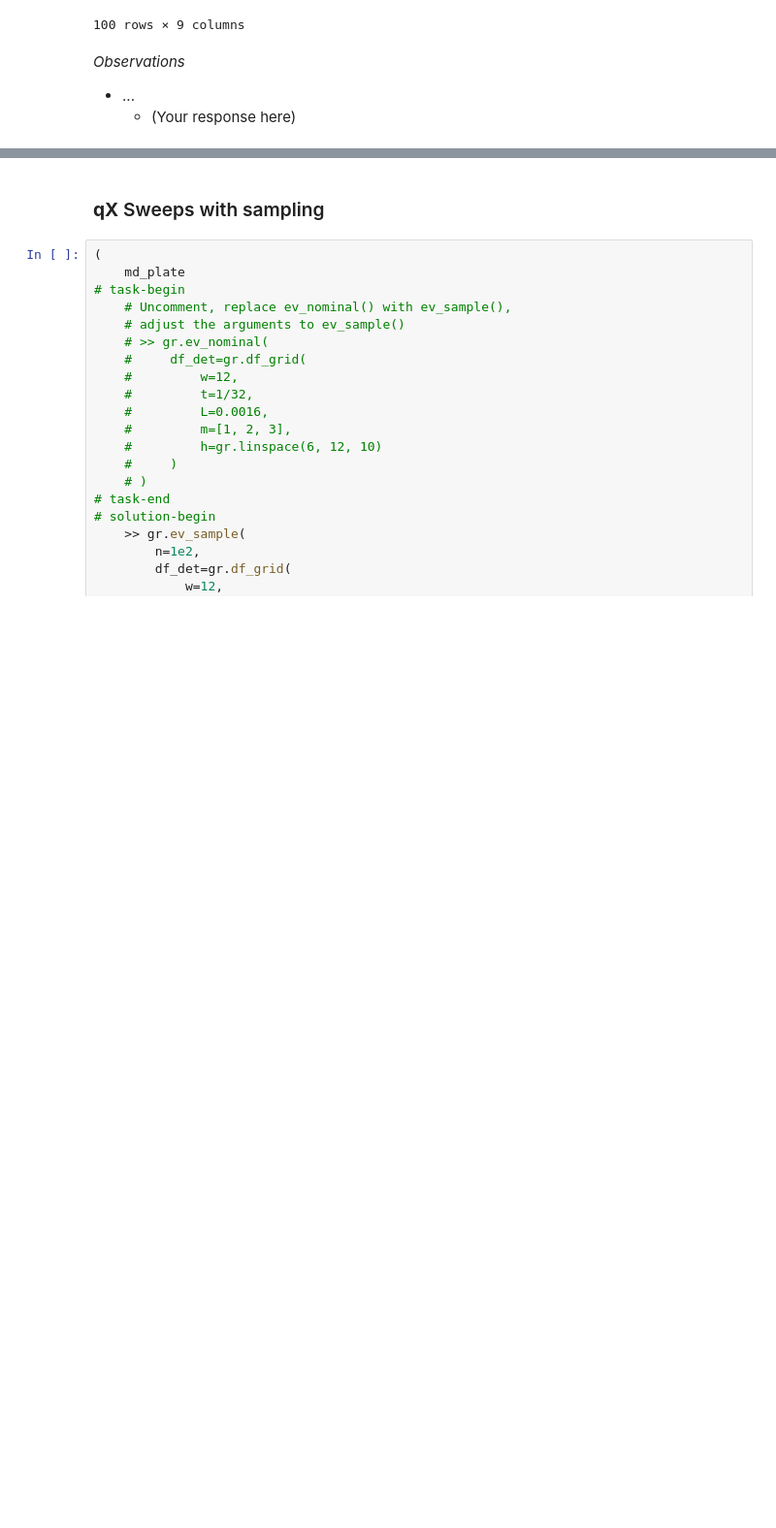
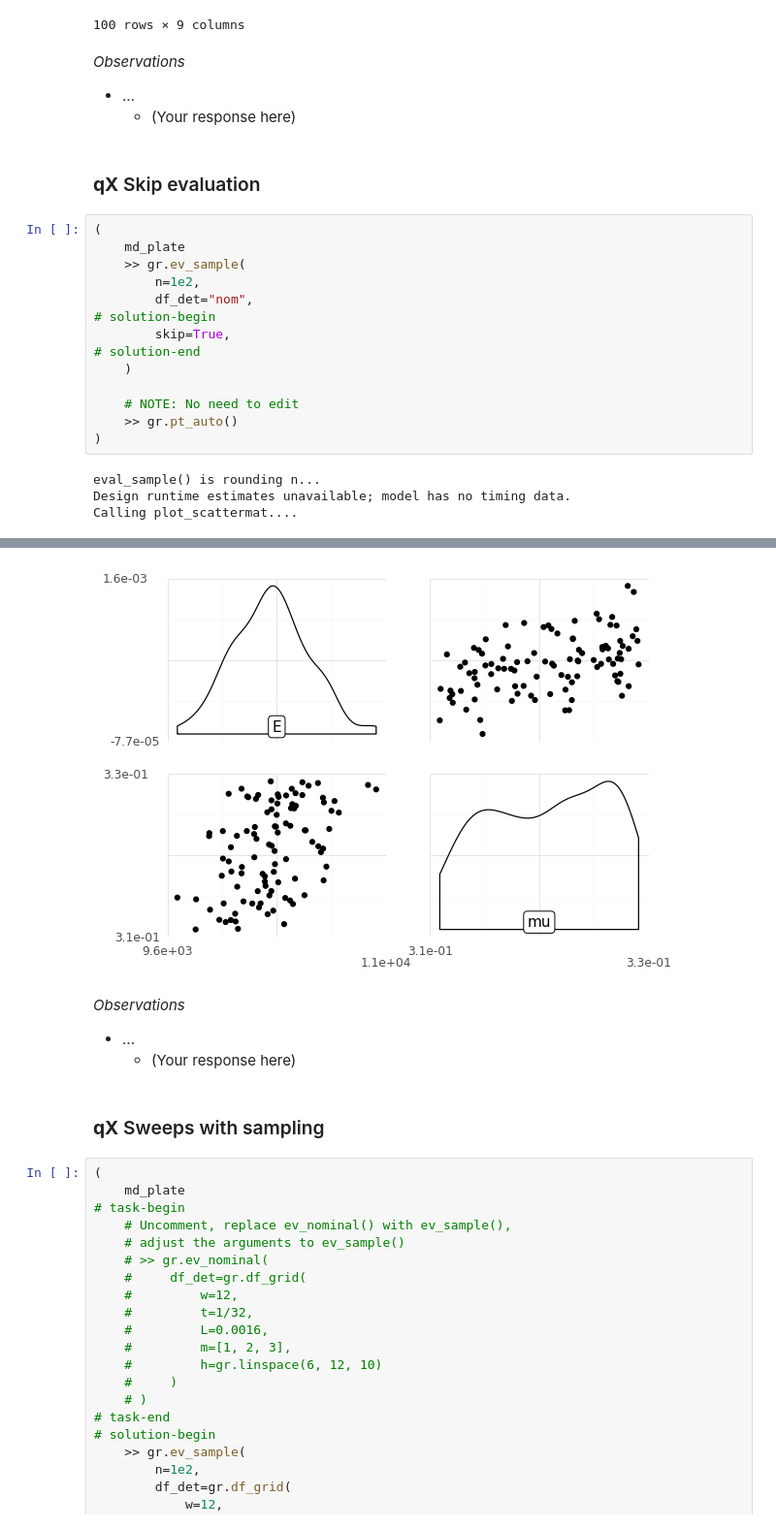
Before and after one commit to zdelrosario/evc-course, a Jupyter notebook: exercises/e-grama03-eval-master.ipynb, the cells around one changed output, grey strips where cells are left out. Shown at 97% size. Drawn from its saved outputs; the diff is of its cells as text; blank space fills up the shorter version.

Commit message:
add skip eval task

```diff
--- a/exercises/e-grama03-eval-master.ipynb
+++ b/exercises/e-grama03-eval-master.ipynb
@@ -184,3 +184,23 @@ eval_sample() is rounding n...
 - ...
   - (Your response here)
 <!-- task-end -->
+# %% [markdown]
+### __qX__ Skip evaluation
+# %%
+(
+    md_plate
+    >> gr.ev_sample(
+        n=1e2,
+        df_det="nom",
+# solution-begin
+        skip=True,
+# solution-end
+    )
+
+    # NOTE: No need to edit
+    >> gr.pt_auto()
+)
+# %% [output]
+eval_sample() is rounding n...
+Design runtime estimates unavailable; model has no timing data.
+Calling plot_scattermat....
@@ -187,3 +208,11 @@ eval_sample() is rounding n...
+[figure, added]
+# %% [markdown]
+*Observations*
+
+<!-- task-begin -->
+- ...
+  - (Your response here)
+<!-- task-end -->
 # %% [markdown]
 ### __qX__ Sweeps with sampling
 # %%
```
Also changed, not shown: parts of 1 cell of this notebook.
